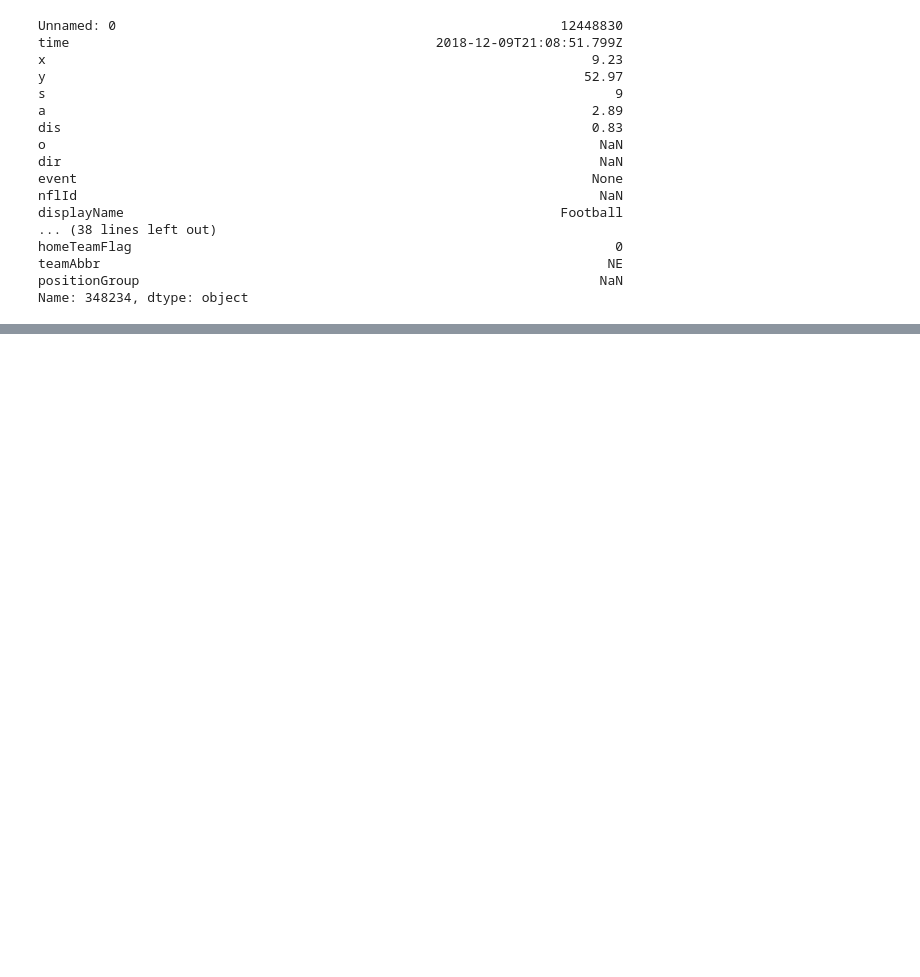
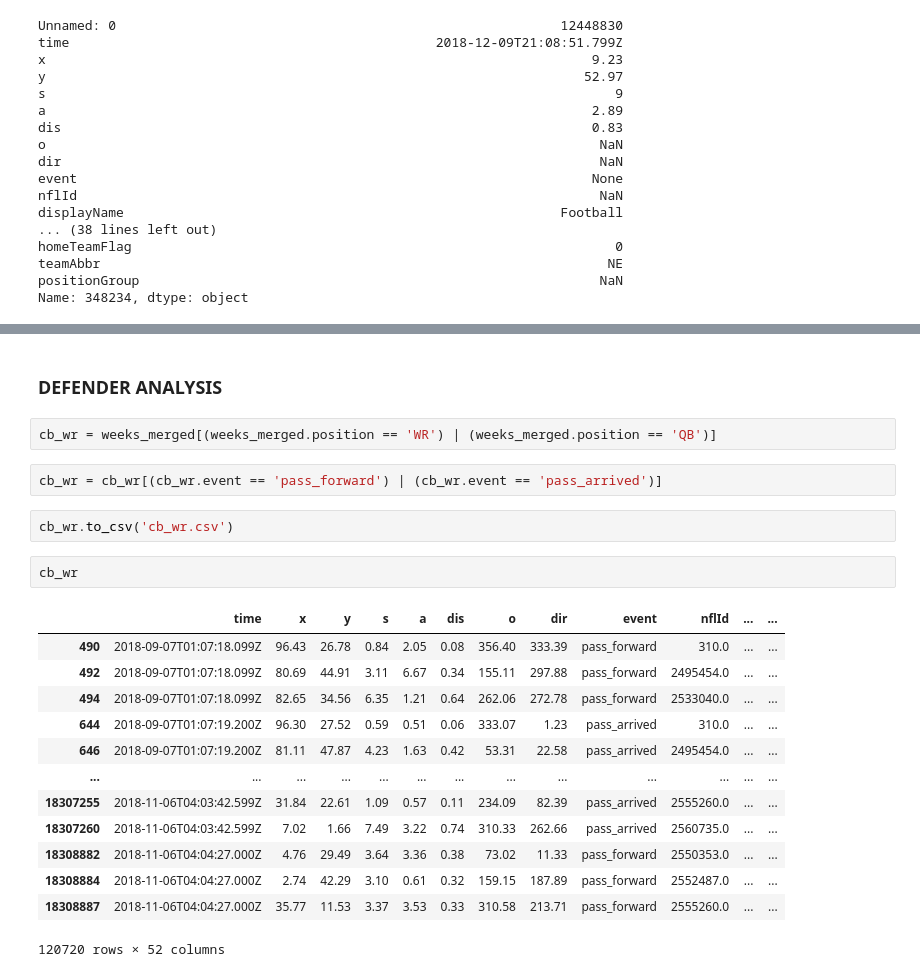
Before and after one commit to d-r-n/APM-Term-Project, a Jupyter notebook: Merging, and Exporting Team CSVs.ipynb, the cells around one changed output, grey strips where cells are left out. Cells and saved outputs as stored; diff of their text form; blank space fills up the shorter version.

```diff
--- a/Merging, and Exporting Team CSVs.ipynb
+++ b/Merging, and Exporting Team CSVs.ipynb
@@ -255,0 +276,24 @@ Name: 348234, dtype: object
+# %% [markdown]
+### DEFENDER ANALYSIS
+# %%
+cb_wr = weeks_merged[(weeks_merged.position == 'WR') | (weeks_merged.position == 'QB')]
+# %%
+cb_wr = cb_wr[(cb_wr.event == 'pass_forward') | (cb_wr.event == 'pass_arrived')]
+# %%
+cb_wr.to_csv('cb_wr.csv')
+# %%
+cb_wr
+# %% [output]
+|  | time | x | y | s | a | dis | o | dir | event | nflId | ... | ... |
+| 490 | 2018-09-07T01:07:18.099Z | 96.43 | 26.78 | 0.84 | 2.05 | 0.08 | 356.40 | 333.39 | pass_forward | 310.0 | ... | ... |
+| 492 | 2018-09-07T01:07:18.099Z | 80.69 | 44.91 | 3.11 | 6.67 | 0.34 | 155.11 | 297.88 | pass_forward | 2495454.0 | ... | ... |
+| 494 | 2018-09-07T01:07:18.099Z | 82.65 | 34.56 | 6.35 | 1.21 | 0.64 | 262.06 | 272.78 | pass_forward | 2533040.0 | ... | ... |
+| 644 | 2018-09-07T01:07:19.200Z | 96.30 | 27.52 | 0.59 | 0.51 | 0.06 | 333.07 | 1.23 | pass_arrived | 310.0 | ... | ... |
+| 646 | 2018-09-07T01:07:19.200Z | 81.11 | 47.87 | 4.23 | 1.63 | 0.42 | 53.31 | 22.58 | pass_arrived | 2495454.0 | ... | ... |
+| ... | ... | ... | ... | ... | ... | ... | ... | ... | ... | ... | ... | ... |
+| 18307255 | 2018-11-06T04:03:42.599Z | 31.84 | 22.61 | 1.09 | 0.57 | 0.11 | 234.09 | 82.39 | pass_arrived | 2555260.0 | ... | ... |
+| 18307260 | 2018-11-06T04:03:42.599Z | 7.02 | 1.66 | 7.49 | 3.22 | 0.74 | 310.33 | 262.66 | pass_arrived | 2560735.0 | ... | ... |
+| 18308882 | 2018-11-06T04:04:27.000Z | 4.76 | 29.49 | 3.64 | 3.36 | 0.38 | 73.02 | 11.33 | pass_forward | 2550353.0 | ... | ... |
+| 18308884 | 2018-11-06T04:04:27.000Z | 2.74 | 42.29 | 3.10 | 0.61 | 0.32 | 159.15 | 187.89 | pass_forward | 2552487.0 | ... | ... |
+| 18308887 | 2018-11-06T04:04:27.000Z | 35.77 | 11.53 | 3.37 | 3.53 | 0.33 | 310.58 | 213.71 | pass_forward | 2555260.0 | ... | ... |
+120720 rows × 52 columns
```
Also changed, not shown: parts of 2 cells of this notebook.
